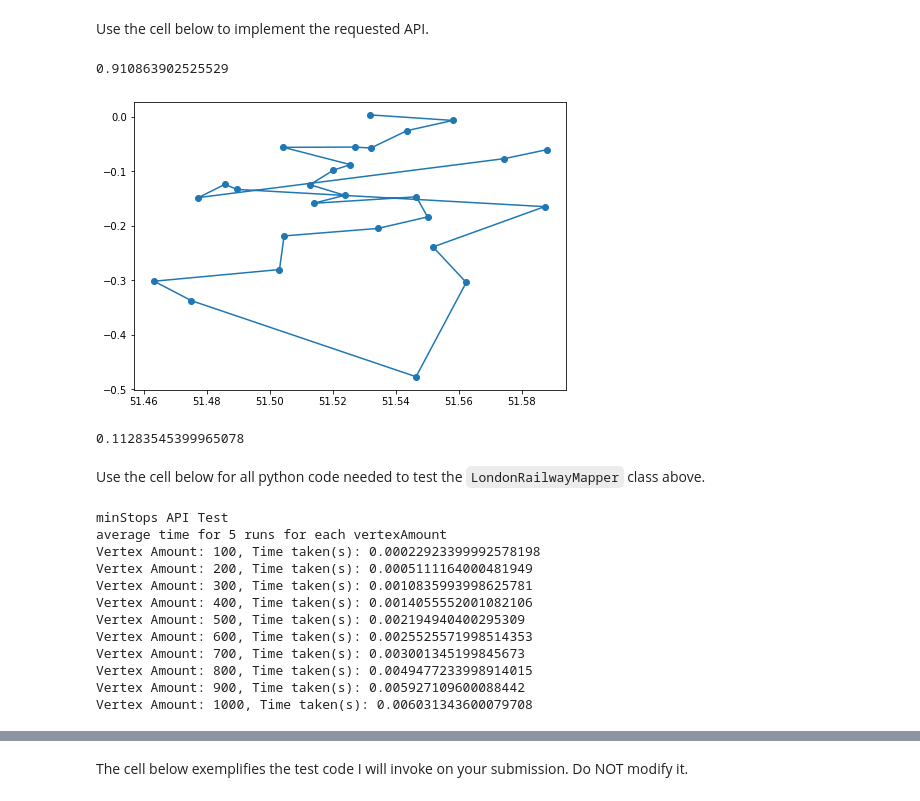
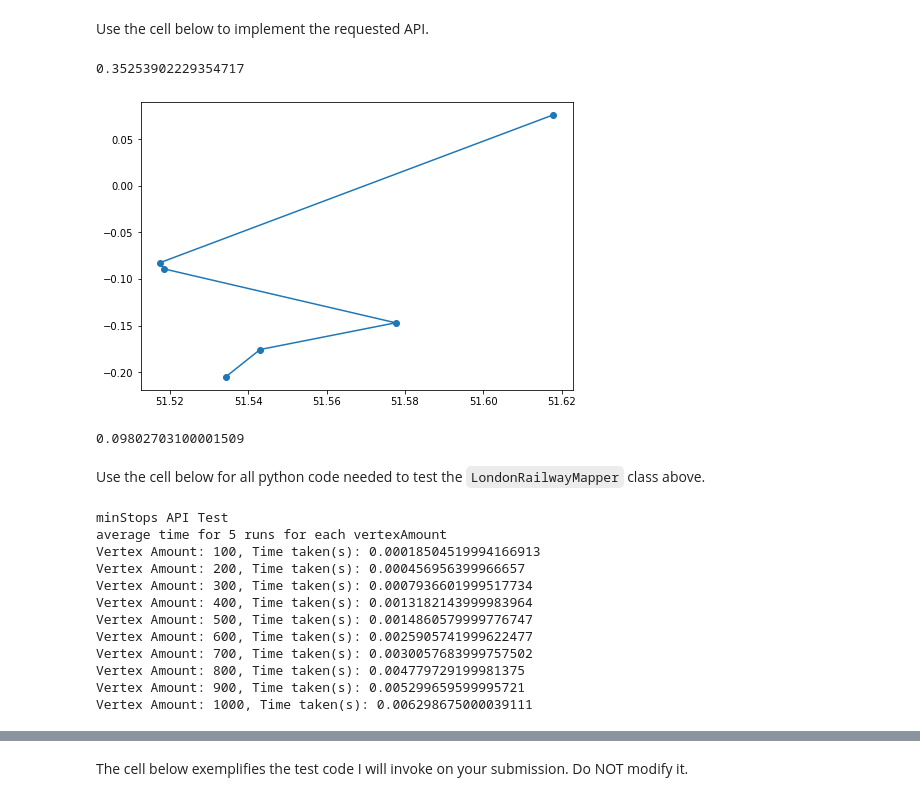
Before and after one commit to ericma1999/algo-coursework, a Jupyter notebook: final notebook/LondonRailwayNetwork.ipynb, the cells around one changed output, grey strips where cells are left out. Saved outputs shown, nothing was run; the diff lists cells and outputs as text; code cells hidden in the pictures.

Commit message:
clean up graph creation further

```diff
--- a/final notebook/LondonRailwayNetwork.ipynb
+++ b/final notebook/LondonRailwayNetwork.ipynb
@@ -226,7 +226,6 @@ class TSPGraph(Graph):
     def __init__(self, V, stations):
         super().__init__(V)
         self.stations = []
-        self.minEdges = PQ()
         self.__createCompleteGraph(stations)
 
     def getStations(self):
@@ -241,7 +240,6 @@ class TSPGraph(Graph):
                 distance = self.__euclideanDistance(self.stations[createdStationIndex].lat, self.stations[createdStationIndex].lng, currentStation.lat, currentStation.lng)
                 edge = Edge(index, createdStationIndex, distance)
                 self.addEdge(edge)
-                self.minEdges.insert(edge)
             self.stations.append(currentStation)
 
 
@@ -428,6 +426,7 @@ class LazyPrimMST:
         self.mst = Queue()
         self.pq = PQ()
         self.__visit(G, 0)
+        self.minSpanTree = Graph(G.V)
 
         limit = G.V - 1
         while (not self.pq.isEmpty() and self.mst.size() < limit):
@@ -437,6 +436,7 @@ class LazyPrimMST:
 
             if self.marked[v] and self.marked[w]:
                 continue
+            self.minSpanTree.addEdge(e)
             self.mst.enqueue(e)
 
             if not self.marked[v]:
@@ -444,6 +444,9 @@ class LazyPrimMST:
 
             if not self.marked[w]:
                 self.__visit(G, w)
+
+    def getGraph(self):
+        return self.minSpanTree
 
     def __visit(self, G, v):
         self.marked[v] = True
@@ -512,14 +515,10 @@ class Dijkstra:
 class TwoApprox:
 
     def __init__(self, selected, stations):
-        completeGraph = self.__generateCompleteGraph(selected, stations)
-        mst = LazyPrimMST(completeGraph)
-        dfsGraph = Graph(completeGraph.V)
+        completeGraph, selectedStations = self.__generateCompleteGraph(selected, stations)
+        mst = LazyPrimMST(completeGraph).getGraph()
 
-        for edge in mst.mst.queue:
-            dfsGraph.addEdge(edge)
-
-        result = DFS(dfsGraph, 0, completeGraph.getStations())
+        result = DFS(mst, 0, selectedStations)
         self.result = result
 
     def getPath(self):
@@ -532,7 +531,7 @@ class TwoApprox:
             selectedStations.append(stations[stationName])
 
         newGraph = TSPGraph(len(selected), selectedStations)
-        return newGraph
+        return newGraph, selectedStations
 # %% [markdown]
 Use the cell below to implement the requested API.
 # %%
@@ -585,18 +584,11 @@ class LondonRailwayMapper(AbstractLondonRailwayMapper):
                 self.graph.addEdge(Edge(fromStation.station_id, toStation.station_id, distanceBetweenStation))
 
     def minStops(self, fromS, toS):
-        numStops = -1
-        result = BFS(self.graph, self.stations[fromS].station_id)
-        numStops = result.lengthTo(self.stations[toS].station_id)
-        stationsId = result.pathTo(self.stations[toS].station_id)
-
-        return numStops
+         return BFS(self.graph, self.stations[fromS].station_id).lengthTo(self.stations[toS].station_id)
 
     def minDistance(self, fromS, toS):
-        result = Dijkstra(self.graph, self.stations[fromS].station_id, False)
-        minDistance = result.lengthTo(self.stations[toS].station_id)
-
-        return minDistance
+        result = Dijkstra(self.graph, self.stations[fromS].station_id)
+        return result.lengthTo(self.stations[toS].station_id)
 
     def newRailwayLine(self, inputList):
         path, x, y, score = TwoApprox(inputList, self.stations).getPath()
@@ -611,21 +603,21 @@ class LondonRailwayMapper(AbstractLondonRailwayMapper):
 # %%
 import timeit
 
 test = LondonRailwayMapper()
 test.loadStationsAndLines()
 
-arguments = ['Abbey Road', 'Barbican', 'Bethnal Green', 'Cambridge Heath', 'Covent Garden', 'Dollis Hill', 'East Finchley', 'Finchley Road and Frognal', 'Great Portland Street', 'Hackney Wick', 'Isleworth', 'Kentish Town West', 'Leyton', 'Marble Arch', 'North Wembley', 'Old Street', 'Pimlico', 'Queens Park', 'Richmond', 'Shepherds Bush', 'Tottenham Hale', 'Uxbridge', 'Vauxhall', 'Wapping', "Stamford Hill", "Acton Town", "Battersea Park"]
-# arguments = ["Queens Park", "Chigwell", "Moorgate", "Swiss Cottage", "Liverpool Street", "Highgate"]
+# arguments = ['Abbey Road', 'Barbican', 'Bethnal Green', 'Cambridge Heath', 'Covent Garden', 'Dollis Hill', 'East Finchley', 'Finchley Road and Frognal', 'Great Portland Street', 'Hackney Wick', 'Isleworth', 'Kentish Town West', 'Leyton', 'Marble Arch', 'North Wembley', 'Old Street', 'Pimlico', 'Queens Park', 'Richmond', 'Shepherds Bush', 'Tottenham Hale', 'Uxbridge', 'Vauxhall', 'Wapping', "Stamford Hill", "Acton Town", "Battersea Park"]
+arguments = ["Queens Park", "Chigwell", "Moorgate", "Swiss Cottage", "Liverpool Street", "Highgate"]
 # arguments = ['Abbey Road', 'Barbican', 'Bethnal Green', 'Cambridge Heath', 'Covent Garden', 'Dollis Hill', 'East Finchley', 'Finchley Road and Frognal', 'Great Portland Street', 'Hackney Wick', 'Isleworth', 'Kentish Town West', 'Leyton', 'Marble Arch', 'North Wembley', 'Old Street', 'Pimlico', 'Queens Park', 'Richmond', 'Shepherds Bush', 'Tottenham Hale', 'Uxbridge', 'Vauxhall', 'Wapping']
 
 
 t = timeit.Timer(lambda: test.newRailwayLine(arguments))
 time = t.timeit(1) / 1
 print(time)
 # %% [output]
-0.910863902525529
+0.35253902229354717
-[figure, old version]
+[figure, new version]
-0.11283545399965078
+0.09802703100001509
 # %% [markdown]
 Use the cell below for all python code needed to test the `LondonRailwayMapper` class above.
 # %%
@@ -717,16 +709,16 @@ displayResults(result)
 # %% [output]
 minStops API Test
 average time for 5 runs for each vertexAmount
-Vertex Amount: 100, Time taken(s): 0.00022923399992578198
-Vertex Amount: 200, Time taken(s): 0.0005111164000481949
-Vertex Amount: 300, Time taken(s): 0.0010835993998625781
-Vertex Amount: 400, Time taken(s): 0.0014055552001082106
-Vertex Amount: 500, Time taken(s): 0.002194940400295309
-Vertex Amount: 600, Time taken(s): 0.0025525571998514353
-Vertex Amount: 700, Time taken(s): 0.003001345199845673
-Vertex Amount: 800, Time taken(s): 0.0049477233998914015
-Vertex Amount: 900, Time taken(s): 0.005927109600088442
-Vertex Amount: 1000, Time taken(s): 0.006031343600079708
+Vertex Amount: 100, Time taken(s): 0.00018504519994166913
+Vertex Amount: 200, Time taken(s): 0.000456956399966657
+Vertex Amount: 300, Time taken(s): 0.0007936601999517734
+Vertex Amount: 400, Time taken(s): 0.0013182143999983964
+Vertex Amount: 500, Time taken(s): 0.0014860579999776747
+Vertex Amount: 600, Time taken(s): 0.0025905741999622477
+Vertex Amount: 700, Time taken(s): 0.0030057683999757502
+Vertex Amount: 800, Time taken(s): 0.004779729199981375
+Vertex Amount: 900, Time taken(s): 0.005299659599995721
+Vertex Amount: 1000, Time taken(s): 0.006298675000039111
 # %%
 # Min Distance Testing
 
```
Also changed, not shown: parts of 4 cells of this notebook.
